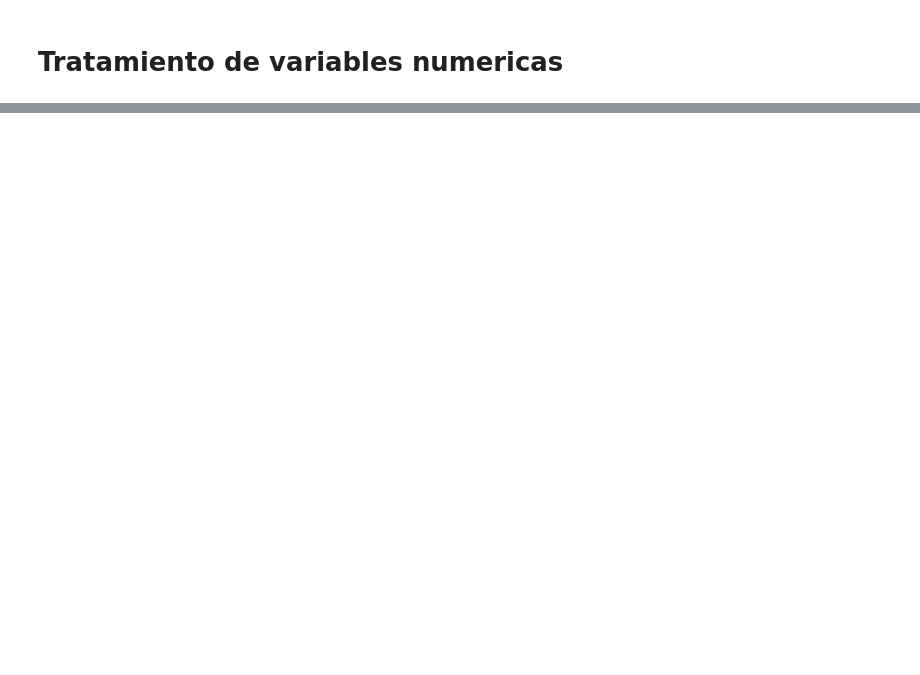
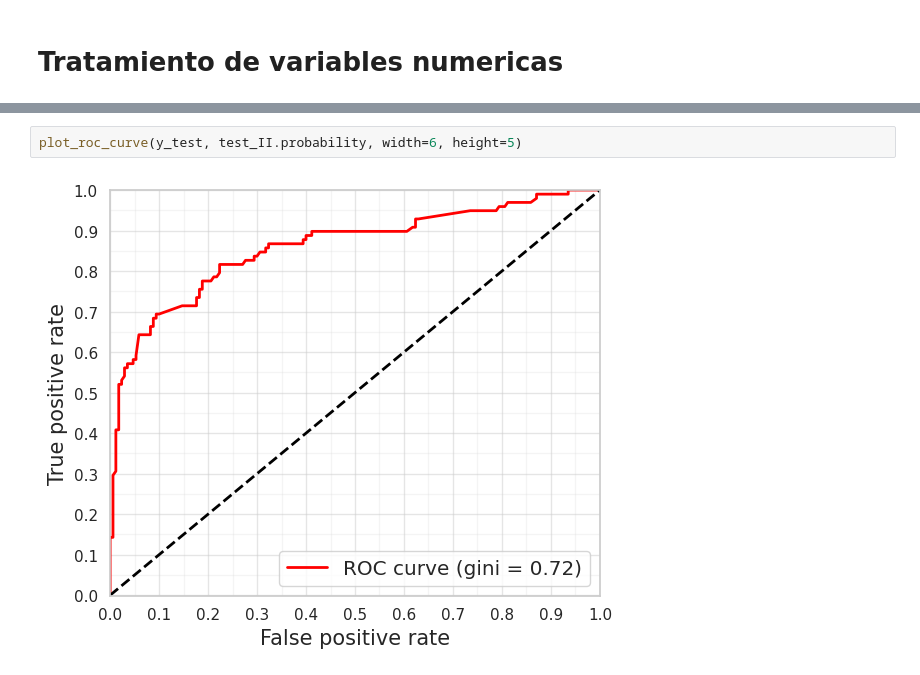
Before and after one commit to HermanMoreno98/Machine_Learning, a Jupyter notebook: Regresión_logistica.ipynb, the cells around one changed output, grey strips where cells are left out. Cells and saved outputs as stored; diff of their text form; blank space fills up the shorter version.

```diff
--- a/Regresión_logistica.ipynb
+++ b/Regresión_logistica.ipynb
@@ -385,0 +676,4 @@ test[["Pclass","Pclass_coded"]].drop_duplicates()
+# %%
+plot_roc_curve(y_test, test_II.probability, width=6, height=5)
+# %% [output]
+[figure, added]
```
Also changed, not shown: parts of 40 cells of this notebook.
